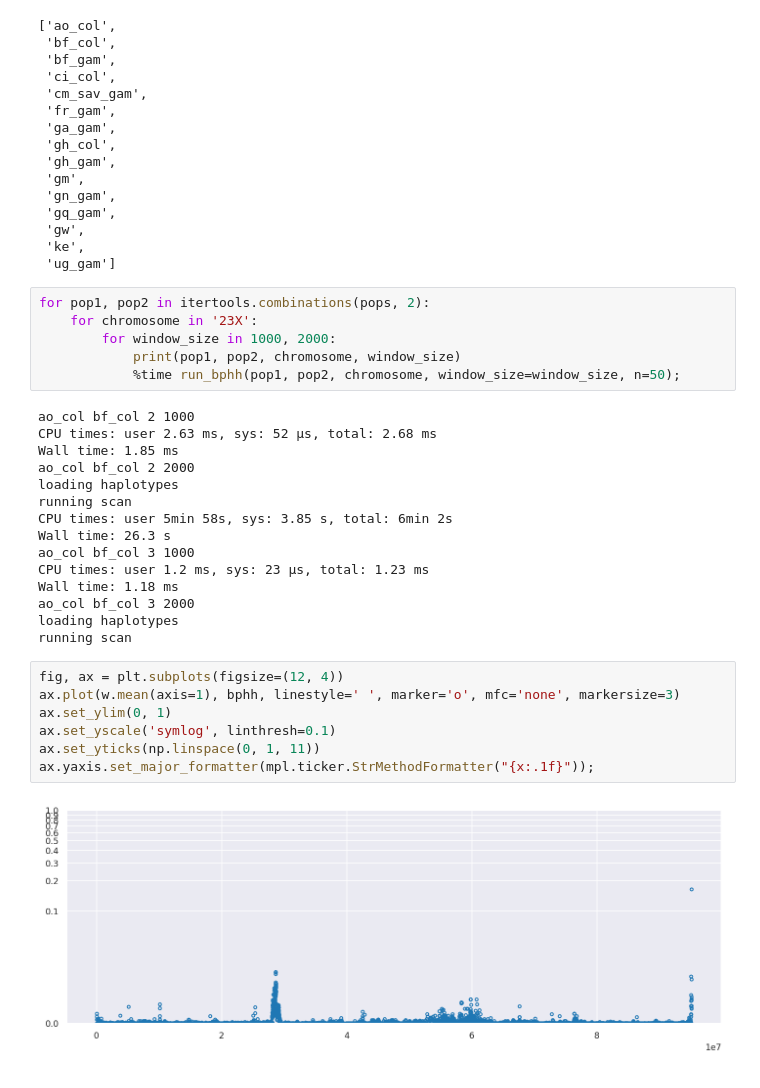
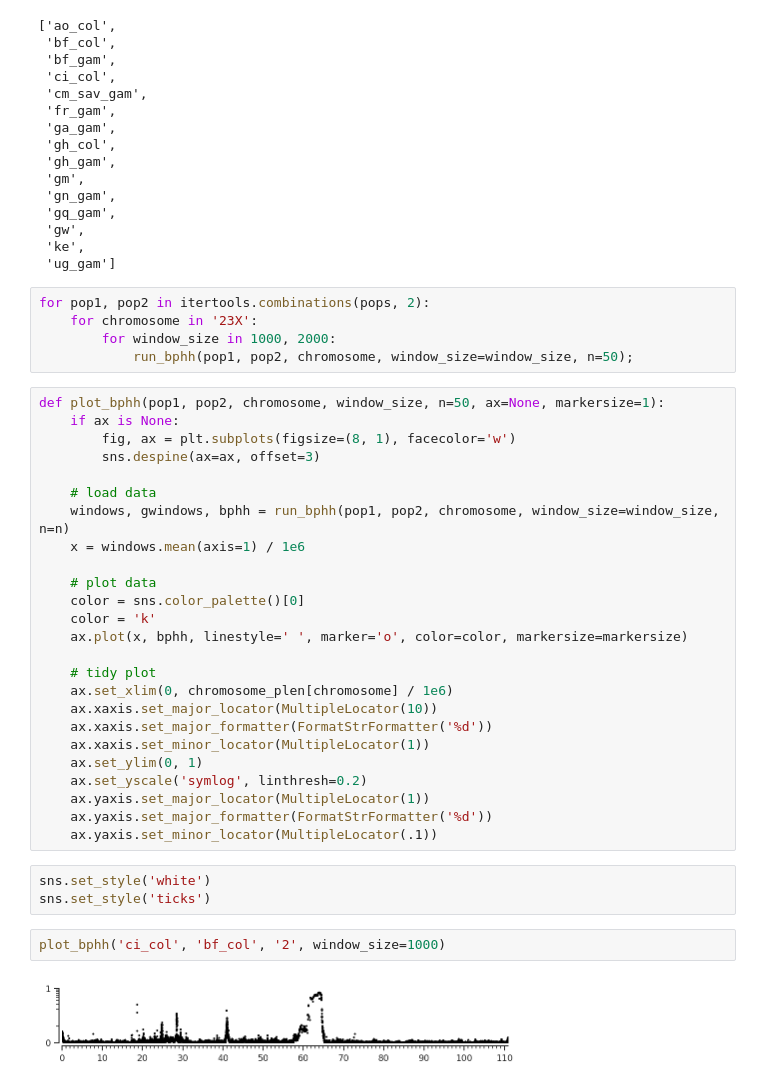
Before and after one commit to alimanfoo/shiny-train, a Jupyter notebook: notebooks/artwork/explore-bphh.ipynb, the cells around one changed output. Drawn from its saved outputs; the diff is of its cells as text.

```diff
--- a/notebooks/artwork/explore-bphh.ipynb
+++ b/notebooks/artwork/explore-bphh.ipynb
@@ -155,29 +155,36 @@ pops
 for pop1, pop2 in itertools.combinations(pops, 2):
     for chromosome in '23X':
         for window_size in 1000, 2000:
-            print(pop1, pop2, chromosome, window_size)
-            %time run_bphh(pop1, pop2, chromosome, window_size=window_size, n=50);
+            run_bphh(pop1, pop2, chromosome, window_size=window_size, n=50);
-# %% [output]
-ao_col bf_col 2 1000
-CPU times: user 2.63 ms, sys: 52 µs, total: 2.68 ms
-Wall time: 1.85 ms
-ao_col bf_col 2 2000
-loading haplotypes
-running scan
-CPU times: user 5min 58s, sys: 3.85 s, total: 6min 2s
-Wall time: 26.3 s
-ao_col bf_col 3 1000
-CPU times: user 1.2 ms, sys: 23 µs, total: 1.23 ms
-Wall time: 1.18 ms
-ao_col bf_col 3 2000
-loading haplotypes
-running scan
-# %%
-fig, ax = plt.subplots(figsize=(12, 4))
-ax.plot(w.mean(axis=1), bphh, linestyle=' ', marker='o', mfc='none', markersize=3)
-ax.set_ylim(0, 1)
-ax.set_yscale('symlog', linthresh=0.1)
-ax.set_yticks(np.linspace(0, 1, 11))
-ax.yaxis.set_major_formatter(mpl.ticker.StrMethodFormatter("{x:.1f}"));
-# %% [output]
-[figure, removed]
+# %%
+def plot_bphh(pop1, pop2, chromosome, window_size, n=50, ax=None, markersize=1):
+    if ax is None:
+        fig, ax = plt.subplots(figsize=(8, 1), facecolor='w')
+        sns.despine(ax=ax, offset=3)
+
+    # load data
+    windows, gwindows, bphh = run_bphh(pop1, pop2, chromosome, window_size=window_size, n=n)
+    x = windows.mean(axis=1) / 1e6
+
+    # plot data
+    color = sns.color_palette()[0]
+    color = 'k'
+    ax.plot(x, bphh, linestyle=' ', marker='o', color=color, markersize=markersize)
+
+    # tidy plot
+    ax.set_xlim(0, chromosome_plen[chromosome] / 1e6)
+    ax.xaxis.set_major_locator(MultipleLocator(10))
+    ax.xaxis.set_major_formatter(FormatStrFormatter('%d'))
+    ax.xaxis.set_minor_locator(MultipleLocator(1))
+    ax.set_ylim(0, 1)
+    ax.set_yscale('symlog', linthresh=0.2)
+    ax.yaxis.set_major_locator(MultipleLocator(1))
+    ax.yaxis.set_major_formatter(FormatStrFormatter('%d'))
+    ax.yaxis.set_minor_locator(MultipleLocator(.1))
+# %%
+sns.set_style('white')
+sns.set_style('ticks')
+# %%
+plot_bphh('ci_col', 'bf_col', '2', window_size=1000)
+# %% [output]
+[figure, added]
```
Also changed, not shown: parts of 30 cells of this notebook, 19 other files.
